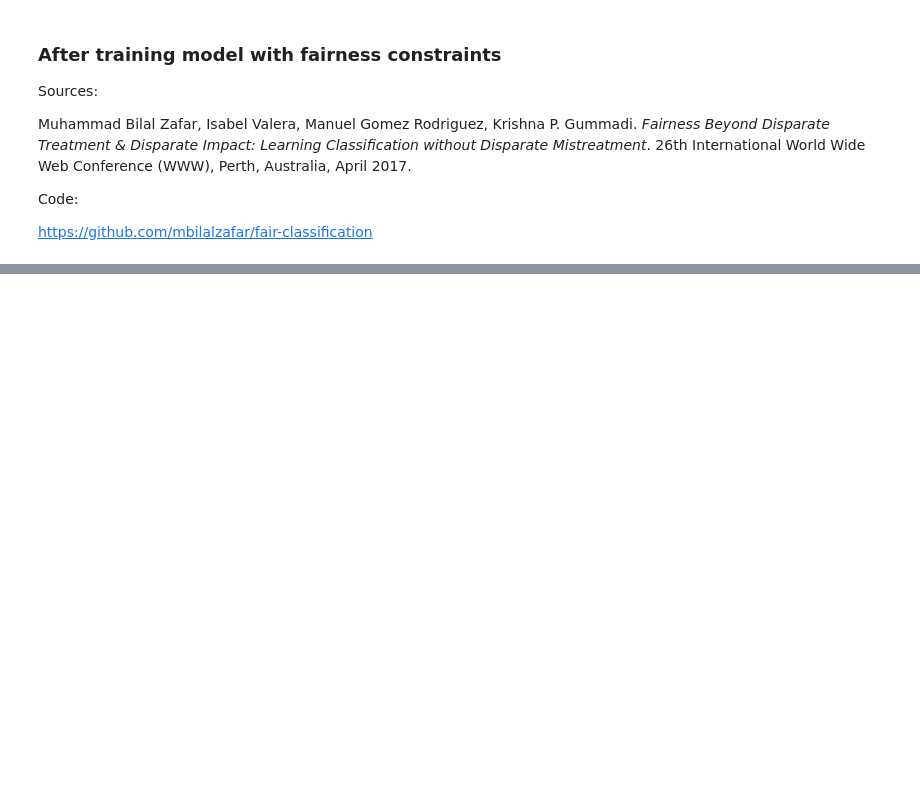
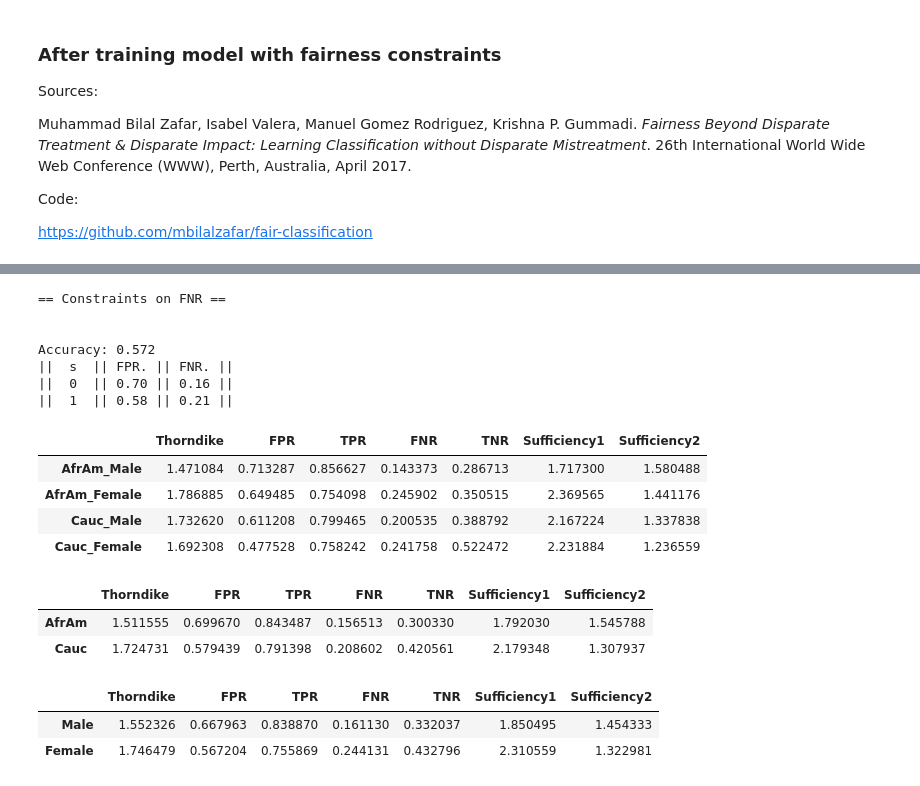
Before and after one commit to llmlks/fairness-recidivism, a Jupyter notebook: Project3.ipynb, the cells around one changed output, grey strips where cells are left out. Drawn from its saved outputs; the diff is of its cells as text; code cells hidden in the pictures; blank space fills up the shorter version.

```diff
--- a/Project3.ipynb
+++ b/Project3.ipynb
@@ -362,0 +497,32 @@ from fair_classification import funcs_disp_mist as fdm
+# %%
+print("\n\n== Constraints on FNR ==") # setting parameter for constraints
+cons_params['cons_type'] = 2
+w_cons, te_labels = train_test_classifier()
+both, race, sex = get_all(te_labels)
+
+both
+# %% [output]
+== Constraints on FNR ==
+
+
+Accuracy: 0.572
+||  s  || FPR. || FNR. ||
+||  0  || 0.70 || 0.16 ||
+||  1  || 0.58 || 0.21 ||
+|  | Thorndike | FPR | TPR | FNR | TNR | Sufficiency1 | Sufficiency2 |
+| AfrAm_Male | 1.471084 | 0.713287 | 0.856627 | 0.143373 | 0.286713 | 1.717300 | 1.580488 |
+| AfrAm_Female | 1.786885 | 0.649485 | 0.754098 | 0.245902 | 0.350515 | 2.369565 | 1.441176 |
+| Cauc_Male | 1.732620 | 0.611208 | 0.799465 | 0.200535 | 0.388792 | 2.167224 | 1.337838 |
+| Cauc_Female | 1.692308 | 0.477528 | 0.758242 | 0.241758 | 0.522472 | 2.231884 | 1.236559 |
+# %%
+race
+# %% [output]
+|  | Thorndike | FPR | TPR | FNR | TNR | Sufficiency1 | Sufficiency2 |
+| AfrAm | 1.511555 | 0.699670 | 0.843487 | 0.156513 | 0.300330 | 1.792030 | 1.545788 |
+| Cauc | 1.724731 | 0.579439 | 0.791398 | 0.208602 | 0.420561 | 2.179348 | 1.307937 |
+# %%
+sex
+# %% [output]
+|  | Thorndike | FPR | TPR | FNR | TNR | Sufficiency1 | Sufficiency2 |
+| Male | 1.552326 | 0.667963 | 0.838870 | 0.161130 | 0.332037 | 1.850495 | 1.454333 |
+| Female | 1.746479 | 0.567204 | 0.755869 | 0.244131 | 0.432796 | 2.310559 | 1.322981 |
```
Also changed, not shown: parts of 21 cells of this notebook, 1 other file.
